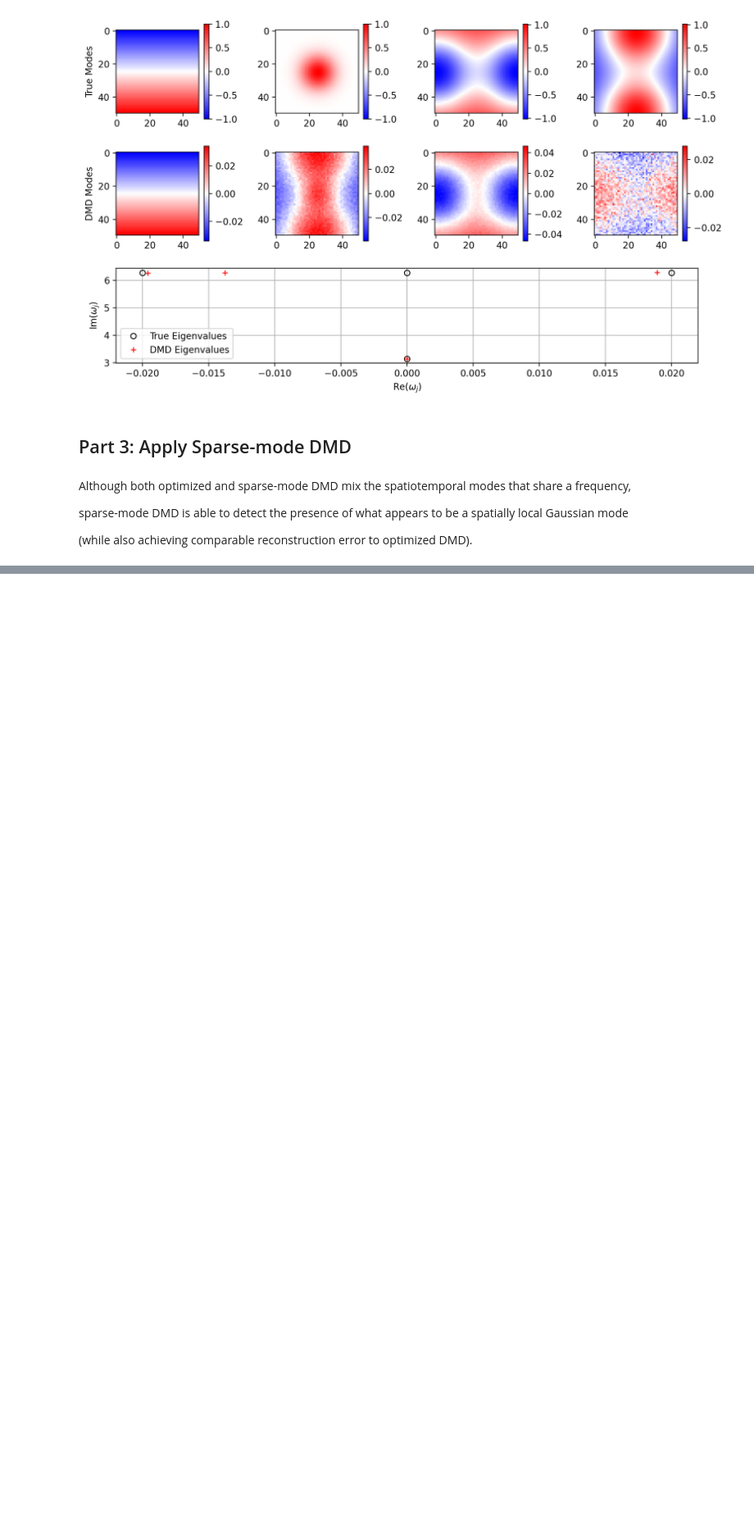
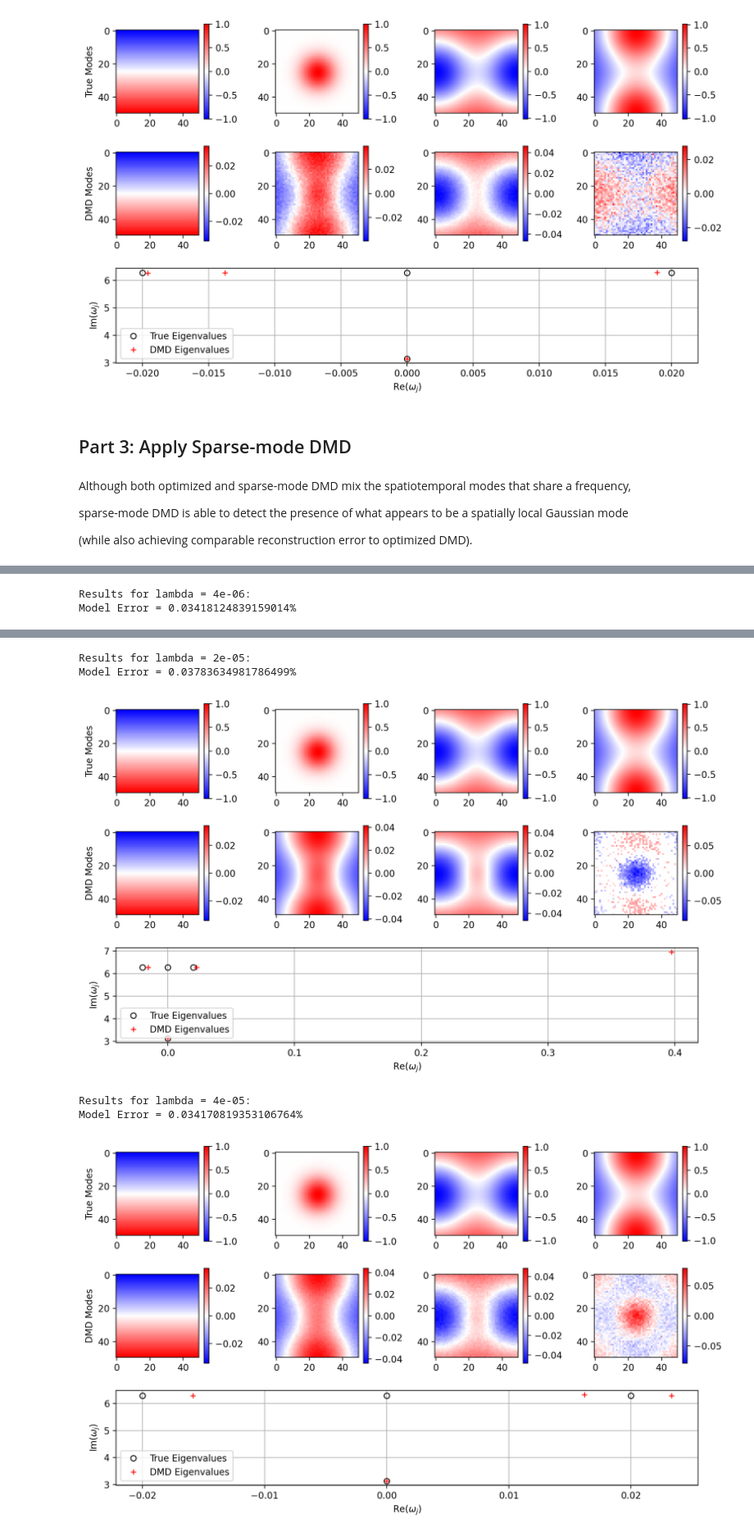
Before and after one commit to sichinaga/sparse_mode_dmd, a Jupyter notebook: ExampleA-ToyData.ipynb, the cells around one changed output, grey strips where cells are left out. Shown at 82% size. Saved outputs shown, nothing was run; the diff lists cells and outputs as text; code cells hidden in the pictures; blank space fills up the shorter version.

```diff
--- a/ExampleA-ToyData.ipynb
+++ b/ExampleA-ToyData.ipynb
@@ -163,19 +162,3 @@ Although both optimized and sparse-mode DMD mix the spatiotemporal modes that sh
 sparse-mode DMD is able to detect the presence of what appears to be a spatially local Gaussian mode
 
 (while also achieving comparable reconstruction error to optimized DMD).
-# %%
-for _lambda in [2e-6, 4e-6, 2e-5]:
-    print(f"Results for lambda = {_lambda}:")
-
-    # Apply sparse-mode DMD (default model style)
-    sp_optdmd = SparseBOPDMD(
-        svd_rank=4,
-        SR3_step=1,
-        mode_regularizer="l1",
-        regularizer_params={"lambda": _lambda},
-        apply_debias=True,
-        # index_global="auto",
-    ).fit(X, t)
-
-    print(f"Model Error = {error(sp_optdmd.reconstructed_data, X_clean)}")
-    plot_dmd_results(sp_optdmd.modes.real.T, sp_optdmd.eigs)
@@ -191,0 +165,33 @@ Model Error = 0.00037836349817864986
+# %%
+def eig_constraint_func(eigenvalues, real_max=0.1):
+    unstable = eigenvalues.real > real_max
+    eigenvalues[unstable] = 1j * eigenvalues[unstable].imag + real_max
+    return eigenvalues
+
+lambda_vals = [2e-6, 4e-6, 2e-5, 4e-5]
+sp_optdmd_models = []
+
+for i, _lambda in enumerate(lambda_vals):
+    print(f"Results for lambda = {_lambda}:")
+
+    if i == 3:
+        eig_constraints = eig_constraint_func
+    else:
+        eig_constraints = None
+
+    # Apply sparse-mode DMD (default model style)
+    sp_optdmd_models.append(
+        SparseBOPDMD(
+            svd_rank=4,
+            SR3_step=1,
+            mode_regularizer="l1",
+            regularizer_params={"lambda": _lambda},
+            apply_debias=True,
+            eig_constraints=eig_constraints,
+            # index_global="auto",
+        ).fit(X, t)
+    )
+
+    print(f"Model Error = {100 * error(sp_optdmd_models[i].reconstructed_data, X_clean)}%")
+    plot_dmd_results(sp_optdmd_models[i].modes.real.T, sp_optdmd_models[i].eigs)
+# %% [output]
@@ -191,0 +201,2 @@ Model Error = 0.00037836349817864986
+Results for lambda = 4e-06:
+Model Error = 0.03418124839159014%
@@ -191,0 +204,6 @@ Model Error = 0.00037836349817864986
+Results for lambda = 2e-05:
+Model Error = 0.03783634981786499%
+[figure, added]
+Results for lambda = 4e-05:
+Model Error = 0.034170819353106764%
+[figure, added]
```
Also changed, not shown: parts of 7 cells of this notebook, 3 other files.
